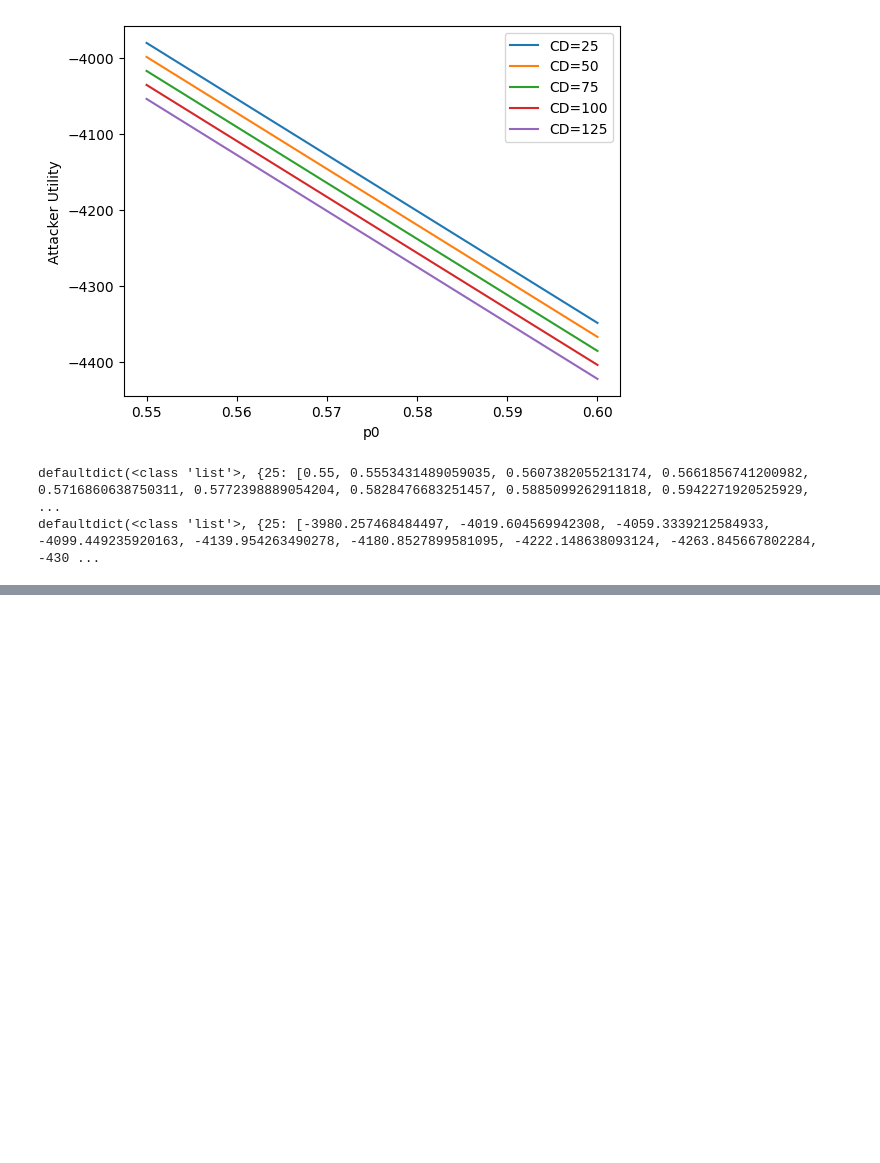
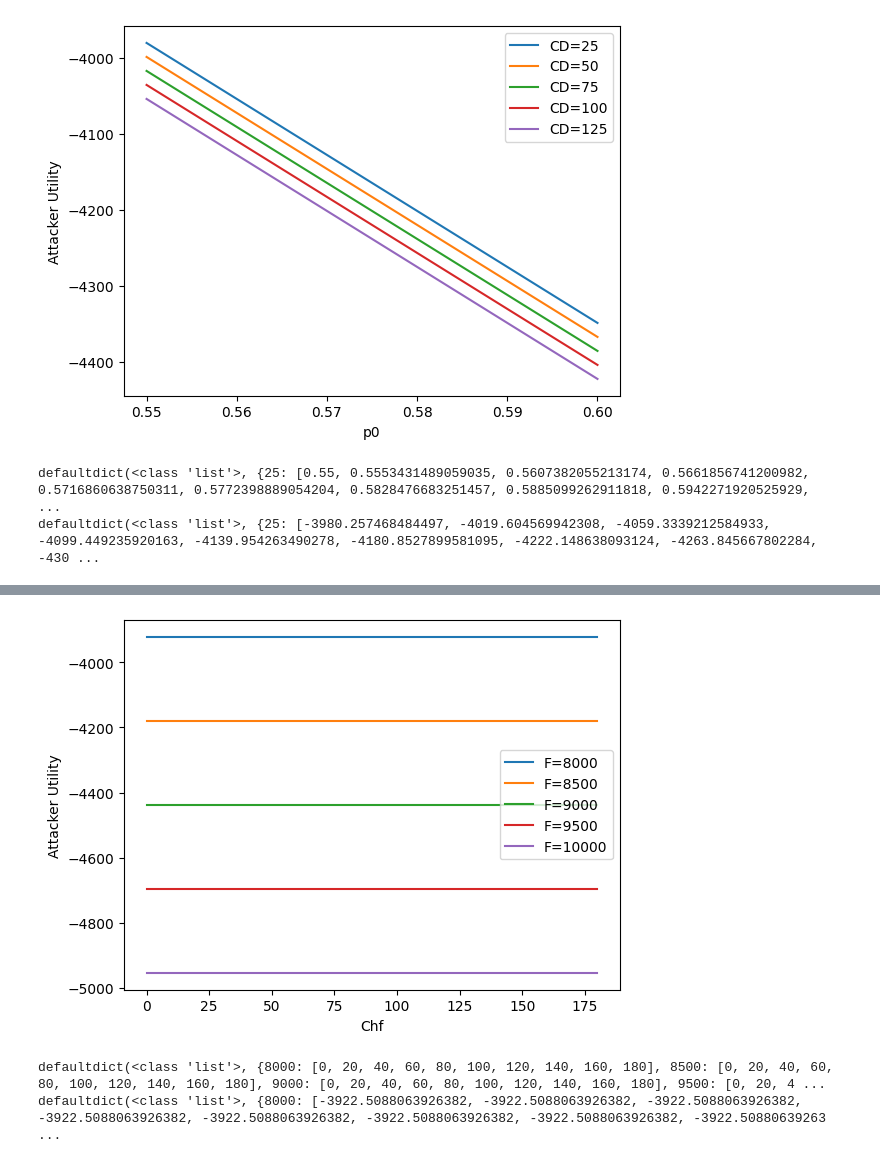
Before and after one commit to bhusalb/gt-ransomware-simulation, a Jupyter notebook: Ransomware_simulation.ipynb, the cells around one changed output, grey strips where cells are left out. Cells and saved outputs as stored; diff of their text form; code cells hidden in the pictures; blank space fills up the shorter version.

```diff
--- a/Ransomware_simulation.ipynb
+++ b/Ransomware_simulation.ipynb
@@ -1216,0 +1213,45 @@ defaultdict(<class 'list'>, {25: [421.5906384287464, 296.3423459399189, 206.5980
+# %%
+from collections import defaultdict
+import matplotlib.pyplot as plt
+
+Fi = defaultdict(list)
+Ei = defaultdict(list)
+
+# Attacker utils eval for F and Chf
+F_range = range(8000, 10500, 500)
+
+R_range = range(0,200,20)
+
+for F in F_range:
+    for R in R_range:
+        p = sample.clone()
+        p.F=F
+        p.C_hf=R
+        p=p.clone()
+        e_a_b_1 = t_u_3_1(p)
+
+        Fi[F].append(R)
+        Ei[F].append(e_a_b_1)
+
+# Generate multiple lines on the same plot
+for F in F_range:
+    plt.plot(Fi[F], Ei[F], label=f'F={F}')
+
+# Adding title and labels
+plt.xlabel("Chf")
+plt.ylabel("Attacker Utility")
+
+# Adding a legend
+plt.legend()
+
+plt.savefig("n2-1.pdf", format="pdf", bbox_inches="tight")
+
+
+# Displaying the plot
+plt.show()
+print(Fi)
+print(Ei)
+# %% [output]
+[figure, added]
+defaultdict(<class 'list'>, {8000: [0, 20, 40, 60, 80, 100, 120, 140, 160, 180], 8500: [0, 20, 40, 60, 80, 100, 120, 140, 160, 180], 9000: [0, 20, 40, 60, 80, 100, 120, 140, 160, 180], 9500: [0, 20, 4 ...
+defaultdict(<class 'list'>, {8000: [-3922.5088063926382, -3922.5088063926382, -3922.5088063926382, -3922.5088063926382, -3922.5088063926382, -3922.5088063926382, -3922.5088063926382, -3922.50880639263 ...
```
Also changed, not shown: parts of 12 cells of this notebook, 1 other file.
